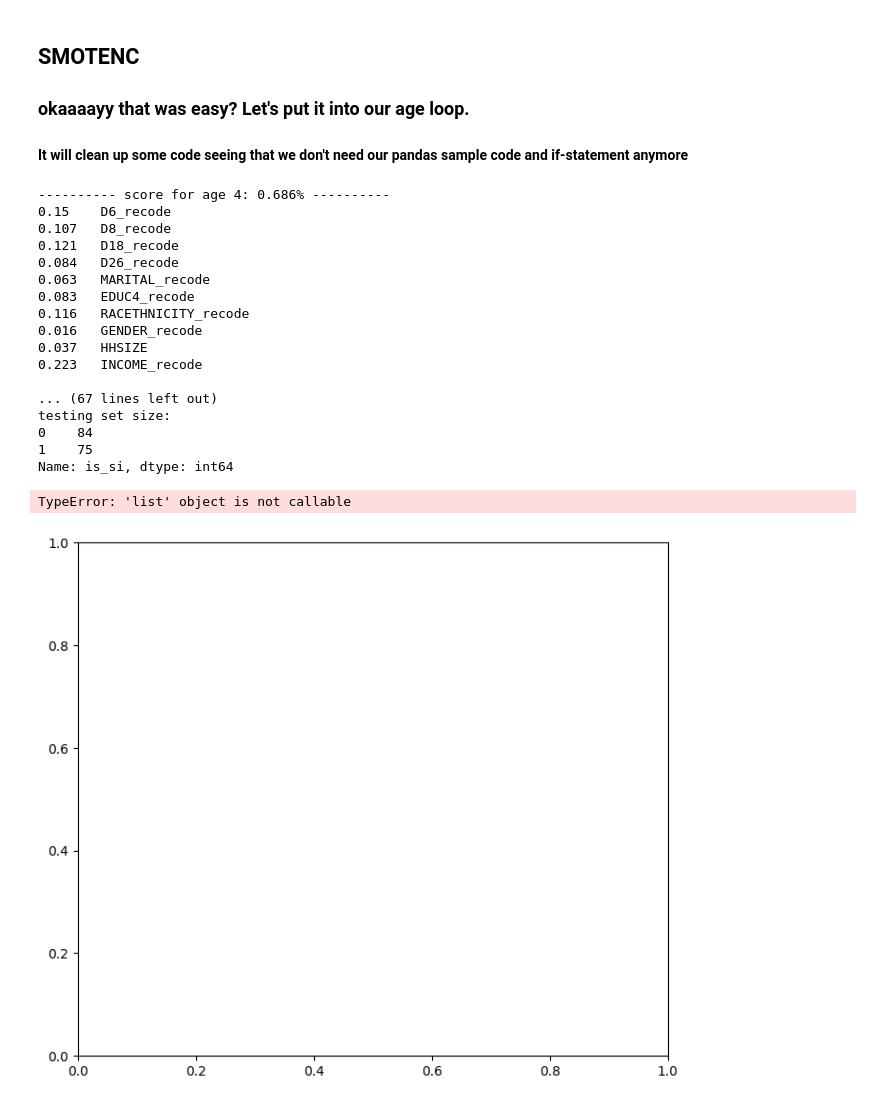
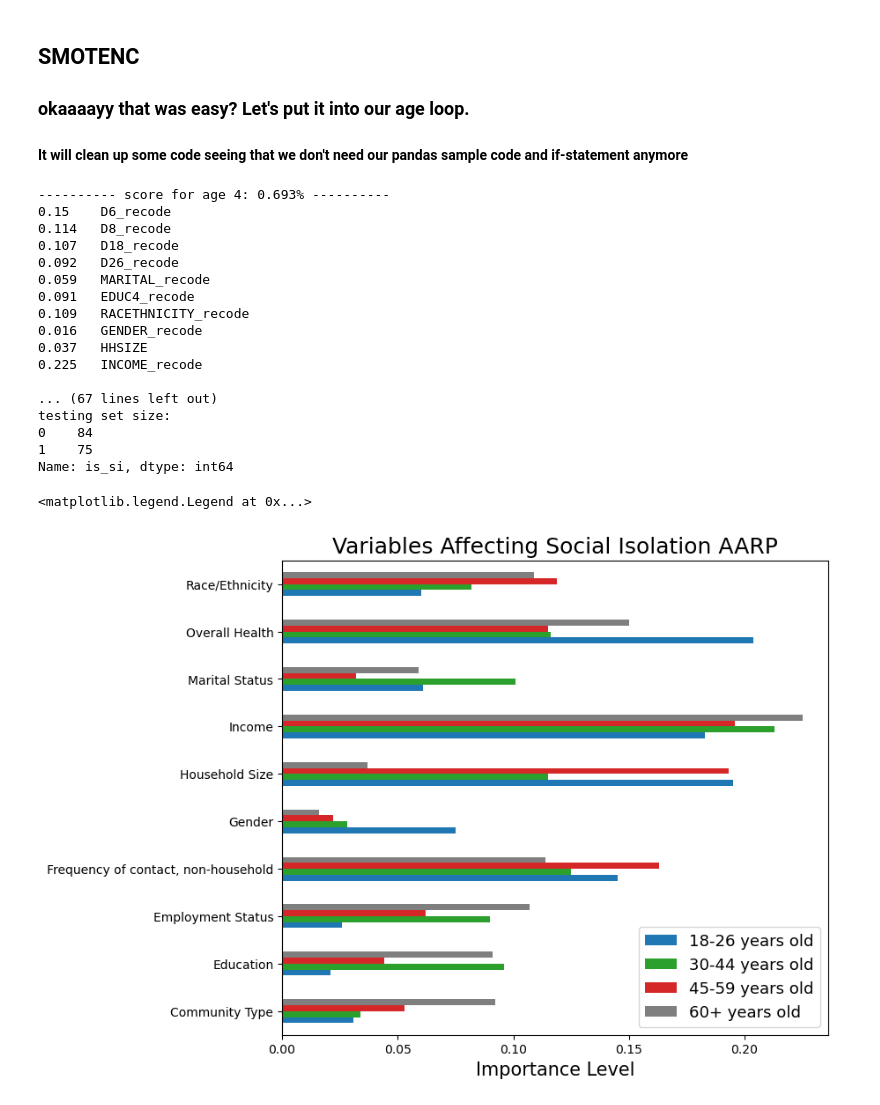
Before and after one commit to matthewasloan95/social-isolation-transportation, a Jupyter notebook: Feature Modeling AARP.ipynb, the cells around one changed output. Cells and saved outputs as stored; diff of their text form; code cells hidden in the pictures.

```diff
--- a/Feature Modeling AARP.ipynb
+++ b/Feature Modeling AARP.ipynb
@@ -33,7 +33,7 @@ aarp['is_si'] = aarp['is_si'].apply(lambda x: 0 if x == 1 else 1)
 clf = DecisionTreeClassifier(random_state=42)
 # %%
 # make our x and y
-x = aarp[model_vars].drop('D9C_recode', axis=1)
+x = aarp[model_vars].drop(['D9C_recode', 'AGE4_recode'], axis=1)
 y = aarp['is_si']
 # %%
 # train and test sets
@@ -423,17 +422,17 @@ for ages in aarp['AGE4_recode'].unique():
     print(f'testing set size:  \n{y_test.value_counts()}')
     ######
 # %% [output]
----------- score for age 4: 0.686% ----------
+---------- score for age 4: 0.693% ----------
 0.15    D6_recode
-0.107   D8_recode
-0.121   D18_recode
-0.084   D26_recode
-0.063   MARITAL_recode
-0.083   EDUC4_recode
-0.116   RACETHNICITY_recode
+0.114   D8_recode
+0.107   D18_recode
+0.092   D26_recode
+0.059   MARITAL_recode
+0.091   EDUC4_recode
+0.109   RACETHNICITY_recode
 0.016   GENDER_recode
 0.037   HHSIZE
-0.223   INCOME_recode
+0.225   INCOME_recode
 
 ... (67 lines left out)
 testing set size:
@@ -462,19 +461,24 @@ summary_plot.replace(to_replace={'D6_recode': 'Overall Health',
                          'INCOME_recode': 'Income'},inplace=True)
 # %%
 #plt.figure(figsize=(10,10))
-ax = summary_plot.pivot(columns='Age Group', index='feature').plot.barh(figsize=(8,7),rot=0,cmap=['tab:blue','tab:green','tab:red','tab:gray'])#
+from matplotlib.colors import ListedColormap
+
+colors = ['tab:blue', 'tab:green', 'tab:red', 'tab:gray']
+cmap = ListedColormap(colors)
+
+ax = summary_plot.pivot(columns='Age Group', index='feature').plot.barh(figsize=(8,7),rot=0,cmap=cmap)#['tab:blue','tab:green','tab:red','tab:gray'])#
 
 
 plt.title('Variables Affecting Social Isolation AARP', fontsize=18)
 plt.xlabel('Importance Level',fontsize=15)
 plt.ylabel('',fontsize=15)
 plt.legend(labels=['18-26 years old','30-44 years old','45-59 years old','60+ years old'],fontsize=13)
 #ax.tick_params(axis='x',labelsize=12)
 #ax.tick_params(axis='y', labelsize=10)
 # ax.set_yticklabels(['# of Weekday Interactions', 'Mental Health', 'Physical Health','Job Overtime','Married','Participation in Groups','Job Satisfaction','Work From Home'])
 # plt.setp(ax.yaxis.get_majorticklabels(), ha="right" )
 # %% [output]
-TypeError: 'list' object is not callable
+<matplotlib.legend.Legend at 0x...>
-[figure, old version]
+[figure, new version]
 # %%
 summary_plot.pivot(index='feature',columns='Age Group')
```
Also changed, not shown: parts of 7 cells of this notebook, 1 other file.
